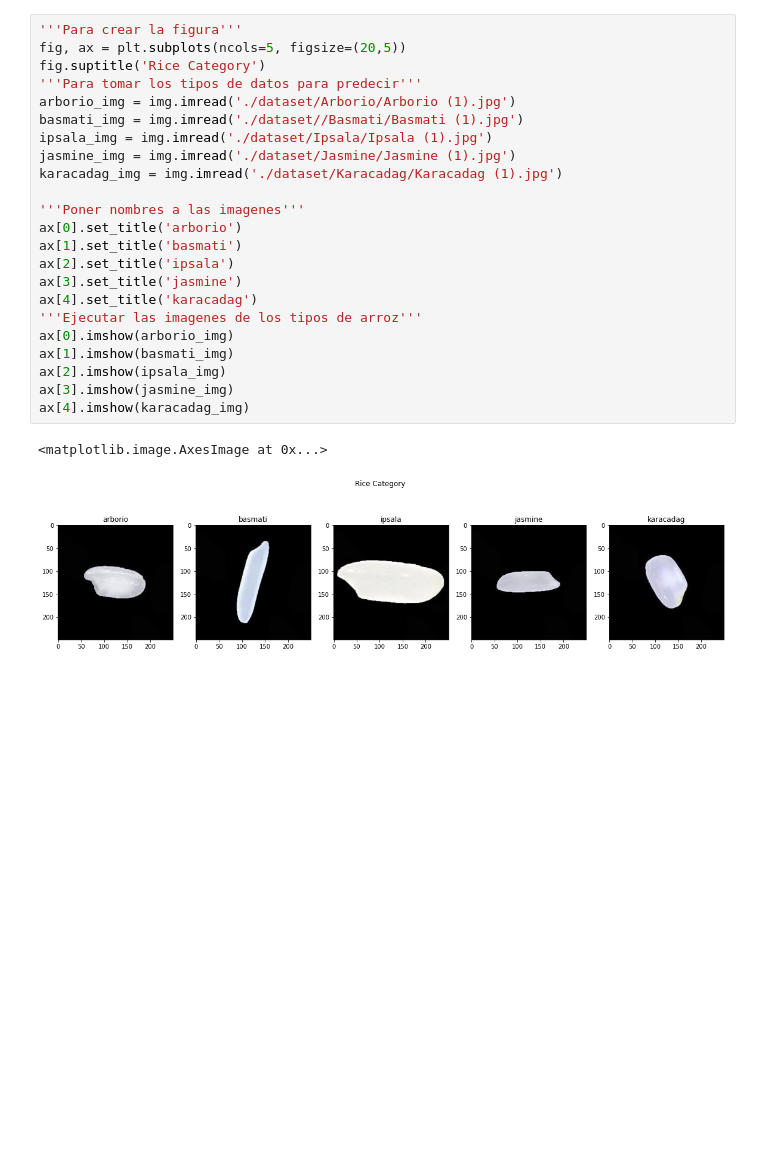
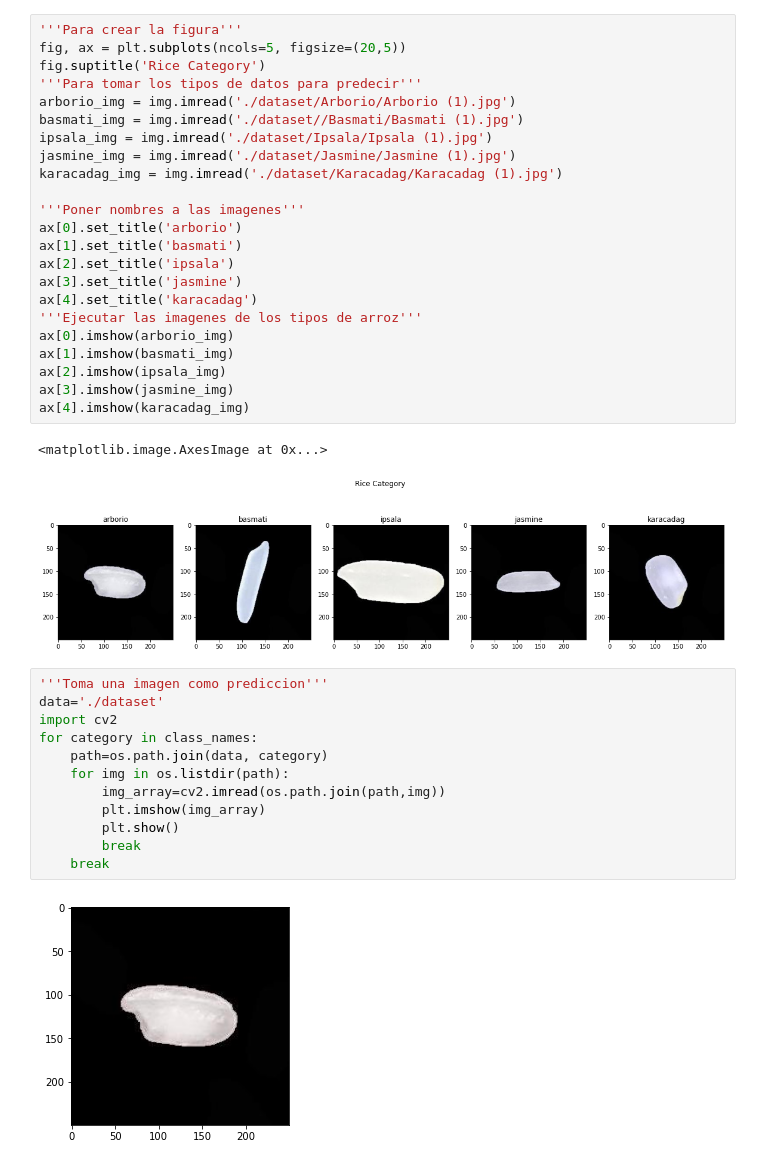
Before and after one commit to bsponce1/modelo3, a Jupyter notebook: SVM polynomial.ipynb, the cells around one changed output. Cells and saved outputs as stored; diff of their text form; blank space fills up the shorter version.

```diff
--- a/SVM polynomial.ipynb
+++ b/SVM polynomial.ipynb
@@ -88,3 +88,17 @@ ax[4].imshow(karacadag_img)
 # %% [output]
 <matplotlib.image.AxesImage at 0x...>
 [figure]
+# %%
+'''Toma una imagen como prediccion'''
+data='./dataset'
+import cv2
+for category in class_names:
+    path=os.path.join(data, category)
+    for img in os.listdir(path):
+        img_array=cv2.imread(os.path.join(path,img))
+        plt.imshow(img_array)
+        plt.show()
+        break
+    break
+# %% [output]
+[figure, added]
```
